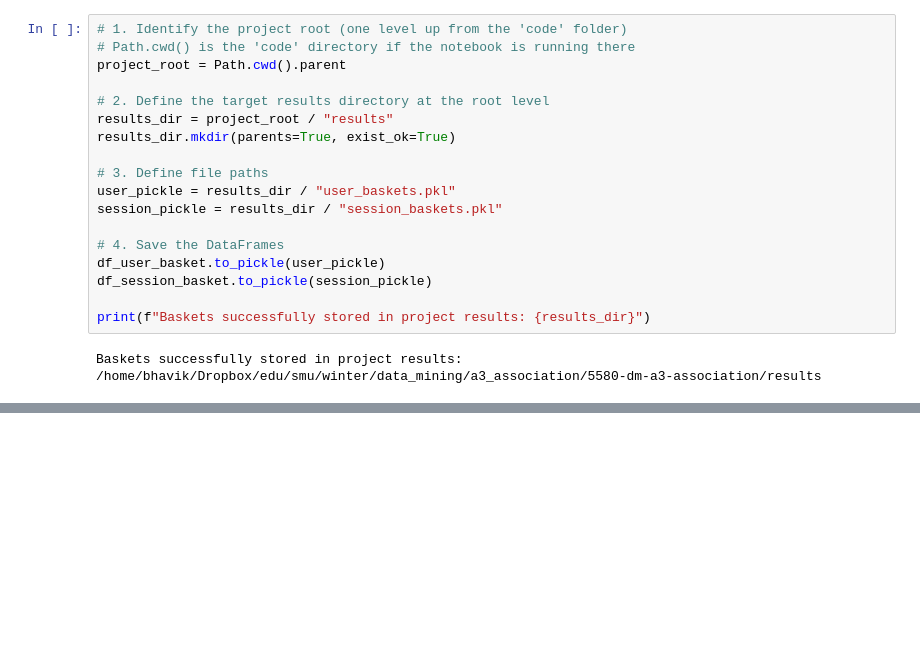
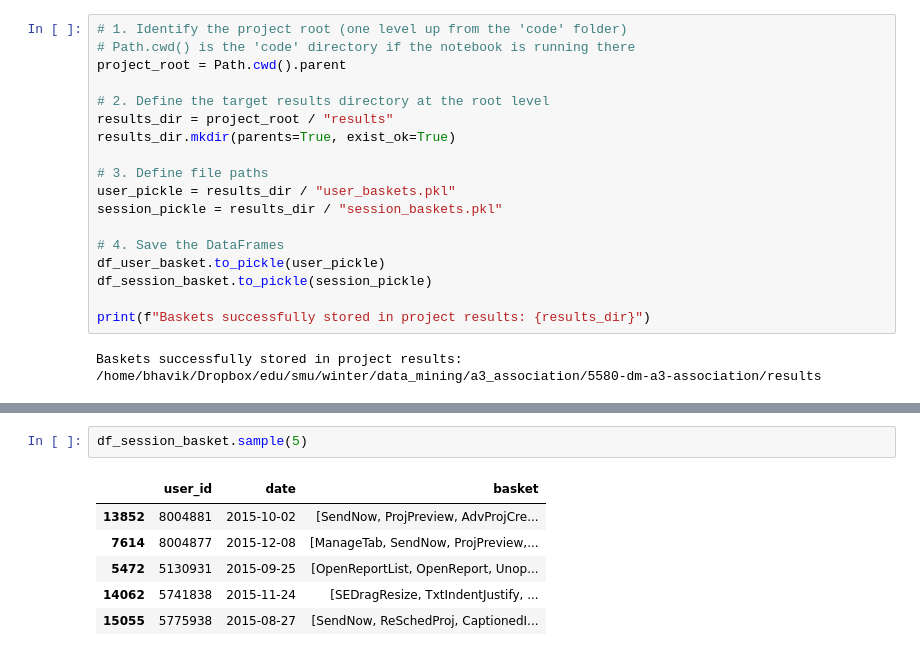
Before and after one commit to bhavik-knight/5580-dm-a3-association, a Jupyter notebook: code/01_connection.ipynb, the cells around one changed output, grey strips where cells are left out. Drawn from its saved outputs; the diff is of its cells as text; blank space fills up the shorter version.

Commit message:
update: report section 1-4 complete

```diff
--- a/code/01_connection.ipynb
+++ b/code/01_connection.ipynb
@@ -118,0 +128,9 @@ Baskets successfully stored in project results: /home/bhavik/Dropbox/edu/smu/win
+# %%
+df_session_basket.sample(5)
+# %% [output]
+|  | user_id | date | basket |
+| 13852 | 8004881 | 2015-10-02 | [SendNow, ProjPreview, AdvProjCre... |
+| 7614 | 8004877 | 2015-12-08 | [ManageTab, SendNow, ProjPreview,... |
+| 5472 | 5130931 | 2015-09-25 | [OpenReportList, OpenReport, Unop... |
+| 14062 | 5741838 | 2015-11-24 | [SEDragResize, TxtIndentJustify, ... |
+| 15055 | 5775938 | 2015-08-27 | [SendNow, ReSchedProj, CaptionedI... |
```
Also changed, not shown: parts of 2 cells of this notebook, 42 other files.
